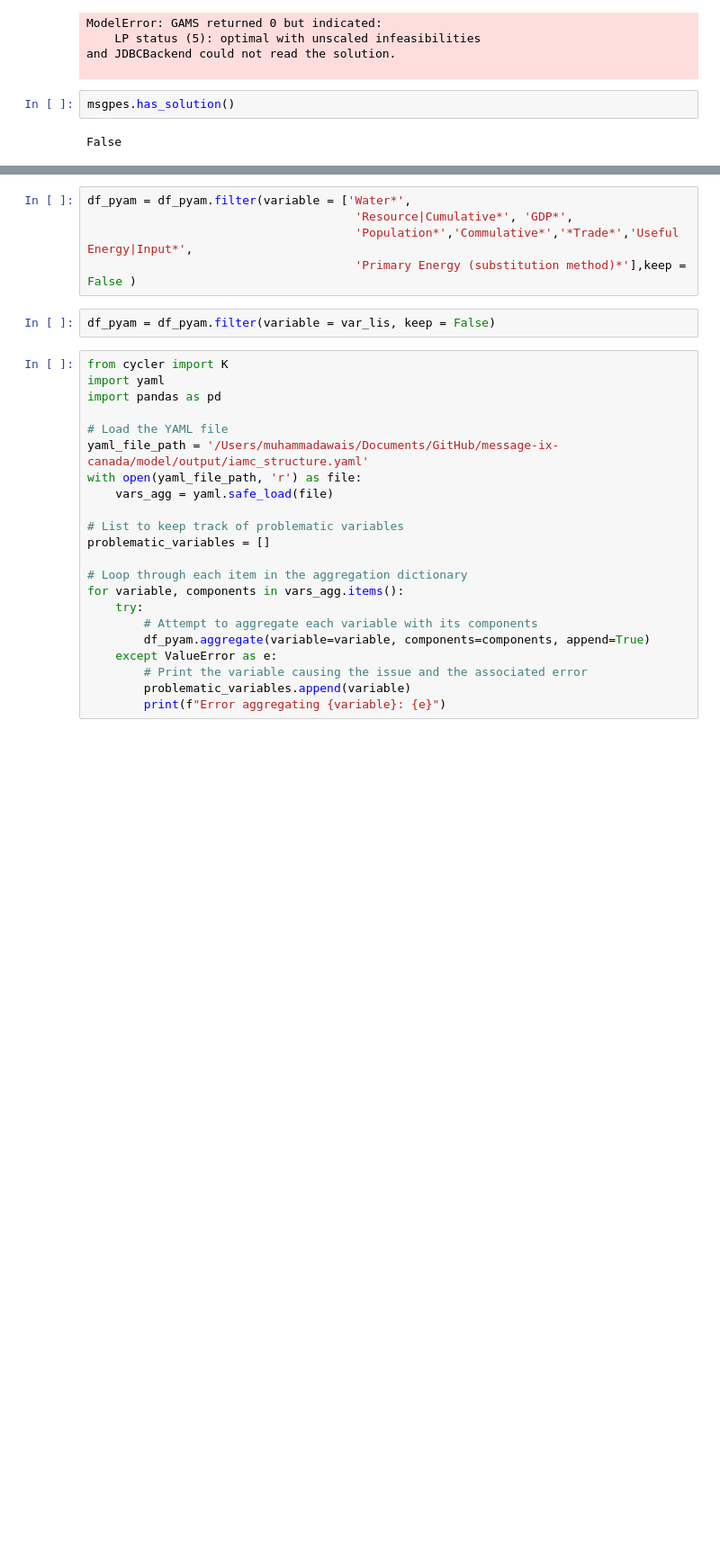
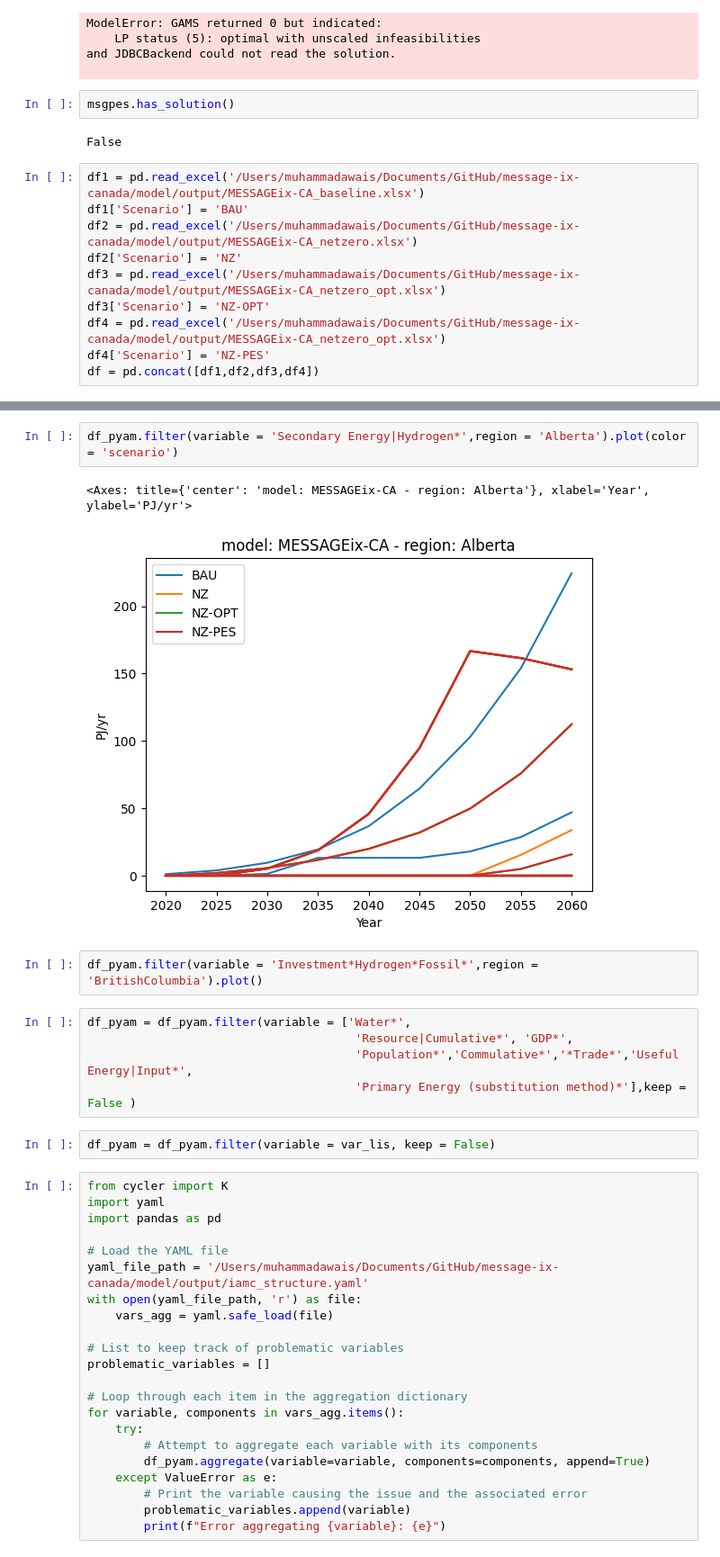
Before and after one commit to awais307/message-ix-canada, a Jupyter notebook: model/notebooks/development_netzero.ipynb, the cells around one changed output, grey strips where cells are left out. Shown at 90% size. Saved outputs shown, nothing was run; the diff lists cells and outputs as text; blank space fills up the shorter version.

```diff
--- a/model/notebooks/development_netzero.ipynb
+++ b/model/notebooks/development_netzero.ipynb
@@ -1318,4 +1541,14 @@ and JDBCBackend could not read the solution.
 msgpes.has_solution()
 # %% [output]
 False
+# %%
+df1 = pd.read_excel('/Users/muhammadawais/Documents/GitHub/message-ix-canada/model/output/MESSAGEix-CA_baseline.xlsx')
+df1['Scenario'] = 'BAU'
+df2 = pd.read_excel('/Users/muhammadawais/Documents/GitHub/message-ix-canada/model/output/MESSAGEix-CA_netzero.xlsx')
+df2['Scenario'] = 'NZ'
+df3 = pd.read_excel('/Users/muhammadawais/Documents/GitHub/message-ix-canada/model/output/MESSAGEix-CA_netzero_opt.xlsx')
+df3['Scenario'] = 'NZ-OPT'
+df4 = pd.read_excel('/Users/muhammadawais/Documents/GitHub/message-ix-canada/model/output/MESSAGEix-CA_netzero_opt.xlsx')
+df4['Scenario'] = 'NZ-PES'
+df = pd.concat([df1,df2,df3,df4])
 # %%
@@ -1642,3 +1883,10 @@ var_lis = [
+# %%
+df_pyam.filter(variable = 'Secondary Energy|Hydrogen*',region = 'Alberta').plot(color = 'scenario')
+# %% [output]
+<Axes: title={'center': 'model: MESSAGEix-CA - region: Alberta'}, xlabel='Year', ylabel='PJ/yr'>
+[figure, added]
+# %%
+df_pyam.filter(variable = 'Investment*Hydrogen*Fossil*',region = 'BritishColumbia').plot()
 # %%
 df_pyam = df_pyam.filter(variable = ['Water*',
                                       'Resource|Cumulative*', 'GDP*',
```
Also changed, not shown: parts of 60 cells of this notebook, 5 other files.
